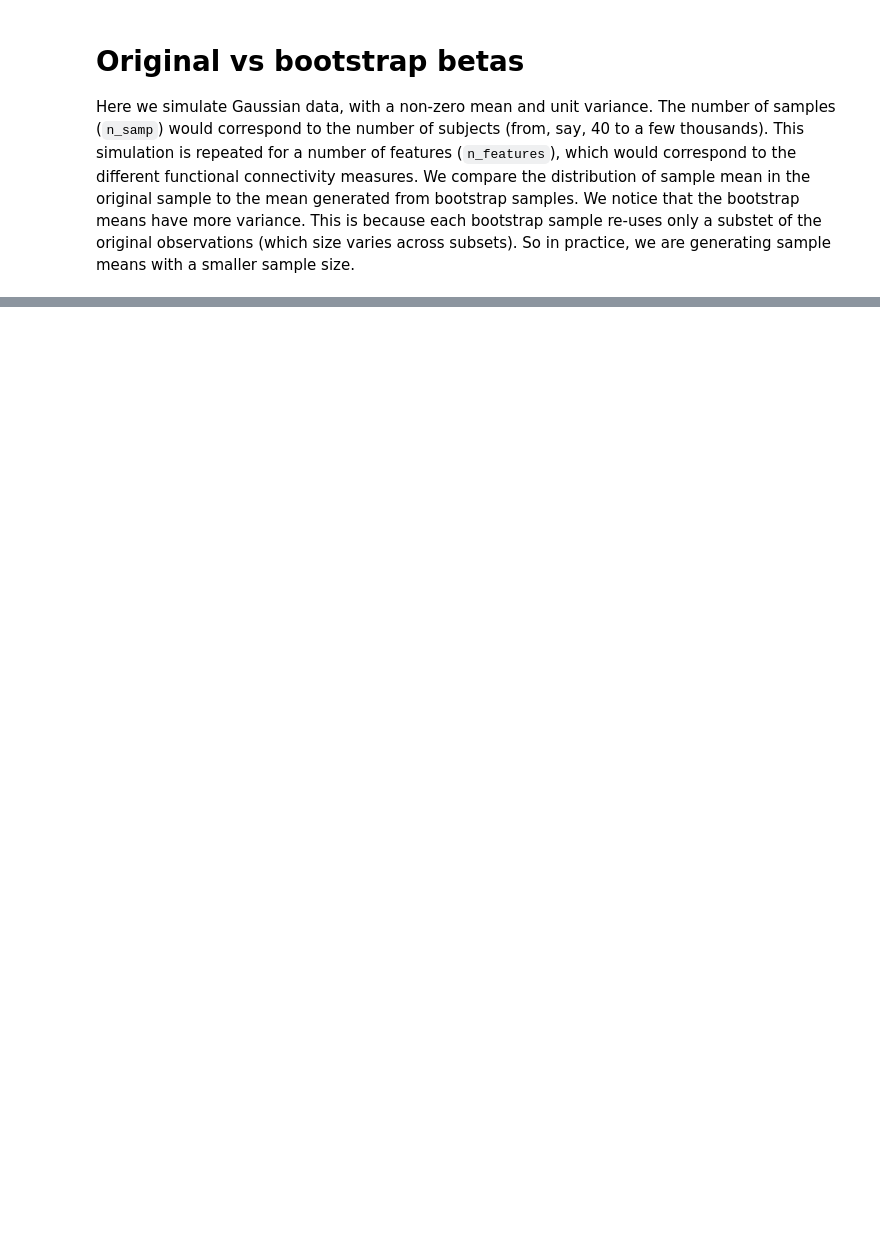
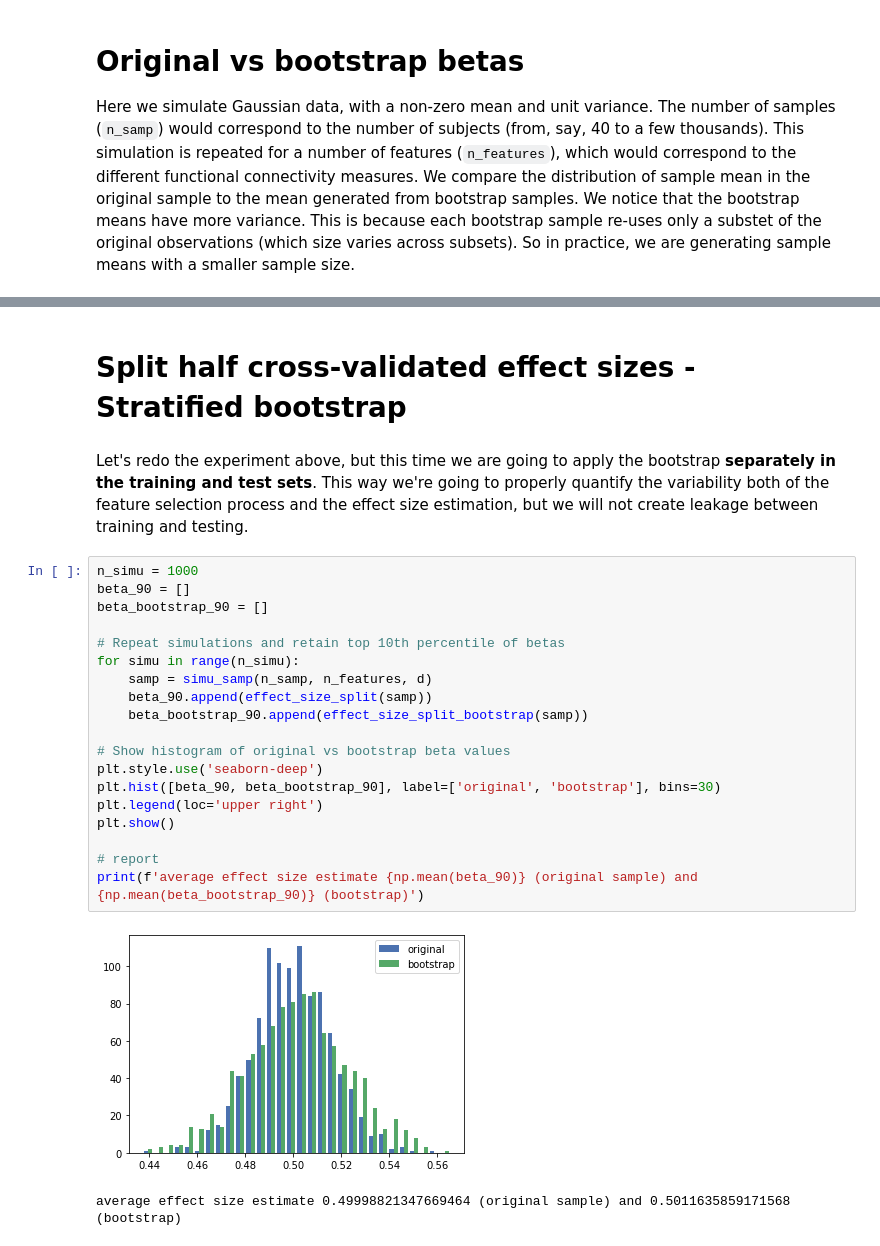
Before and after one commit to pbellec/misc, a Jupyter notebook: xp_bootstrap_effect_size.ipynb, the cells around one changed output, grey strips where cells are left out. Drawn from its saved outputs; the diff is of its cells as text; blank space fills up the shorter version.

```diff
--- a/xp_bootstrap_effect_size.ipynb
+++ b/xp_bootstrap_effect_size.ipynb
@@ -110,0 +123,26 @@ We see a large increase in the variance of our effect size estimate. But in retu
+# %% [markdown]
+# Split half cross-validated effect sizes - Stratified bootstrap
+# %% [markdown]
+Let's redo the experiment above, but this time we are going to apply the bootstrap **separately in the training and test sets**. This way we're going to properly quantify the variability both of the feature selection process and the effect size estimation, but we will not create leakage between training and testing.
+# %%
+n_simu = 1000
+beta_90 = []
+beta_bootstrap_90 = []
+
+# Repeat simulations and retain top 10th percentile of betas
+for simu in range(n_simu):
+    samp = simu_samp(n_samp, n_features, d)
+    beta_90.append(effect_size_split(samp))
+    beta_bootstrap_90.append(effect_size_split_bootstrap(samp))
+
+# Show histogram of original vs bootstrap beta values
+plt.style.use('seaborn-deep')
+plt.hist([beta_90, beta_bootstrap_90], label=['original', 'bootstrap'], bins=30)
+plt.legend(loc='upper right')
+plt.show()
+
+# report
+print(f'average effect size estimate {np.mean(beta_90)} (original sample) and {np.mean(beta_bootstrap_90)} (bootstrap)')
+# %% [output]
+[figure, added]
+average effect size estimate 0.49998821347669464 (original sample) and 0.5011635859171568 (bootstrap)
```
Also changed, not shown: parts of 10 cells of this notebook.
